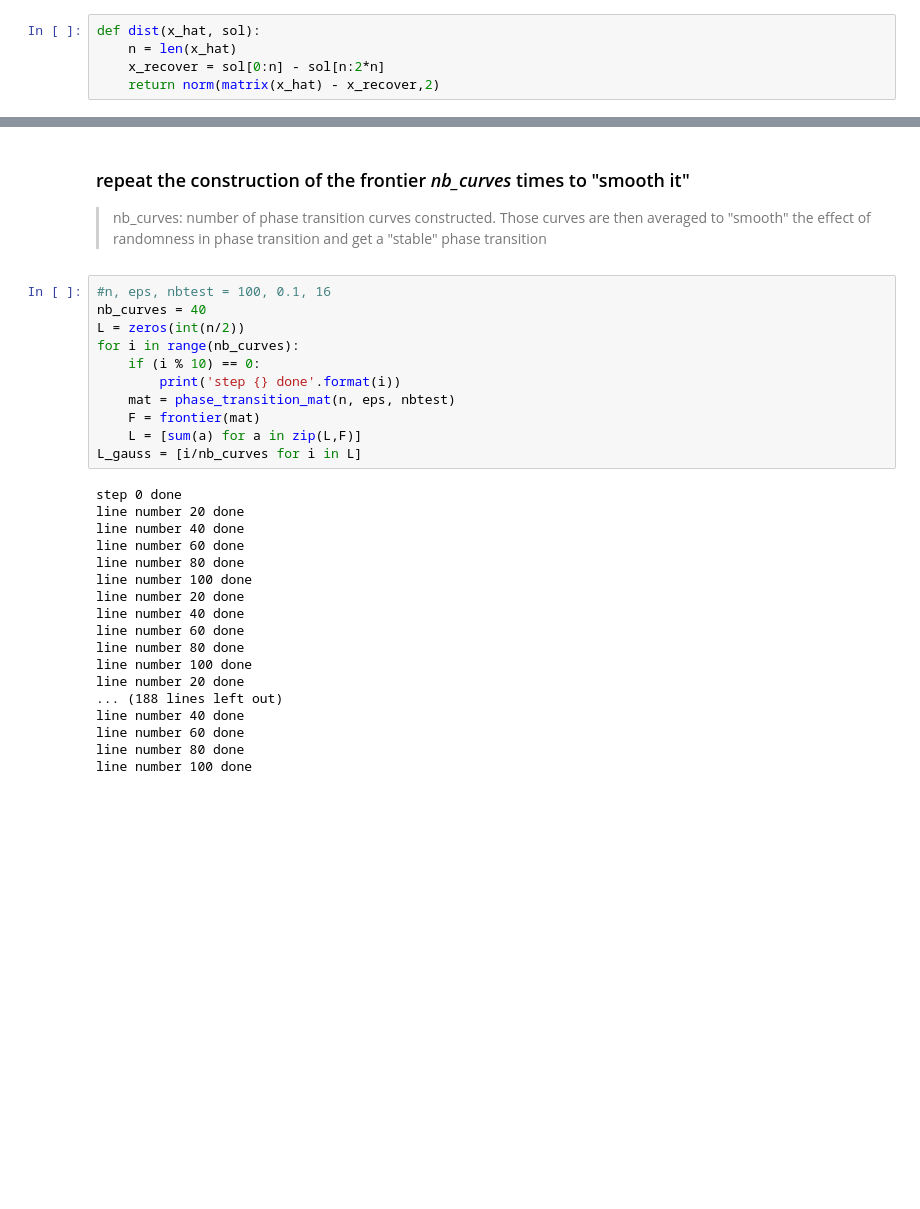
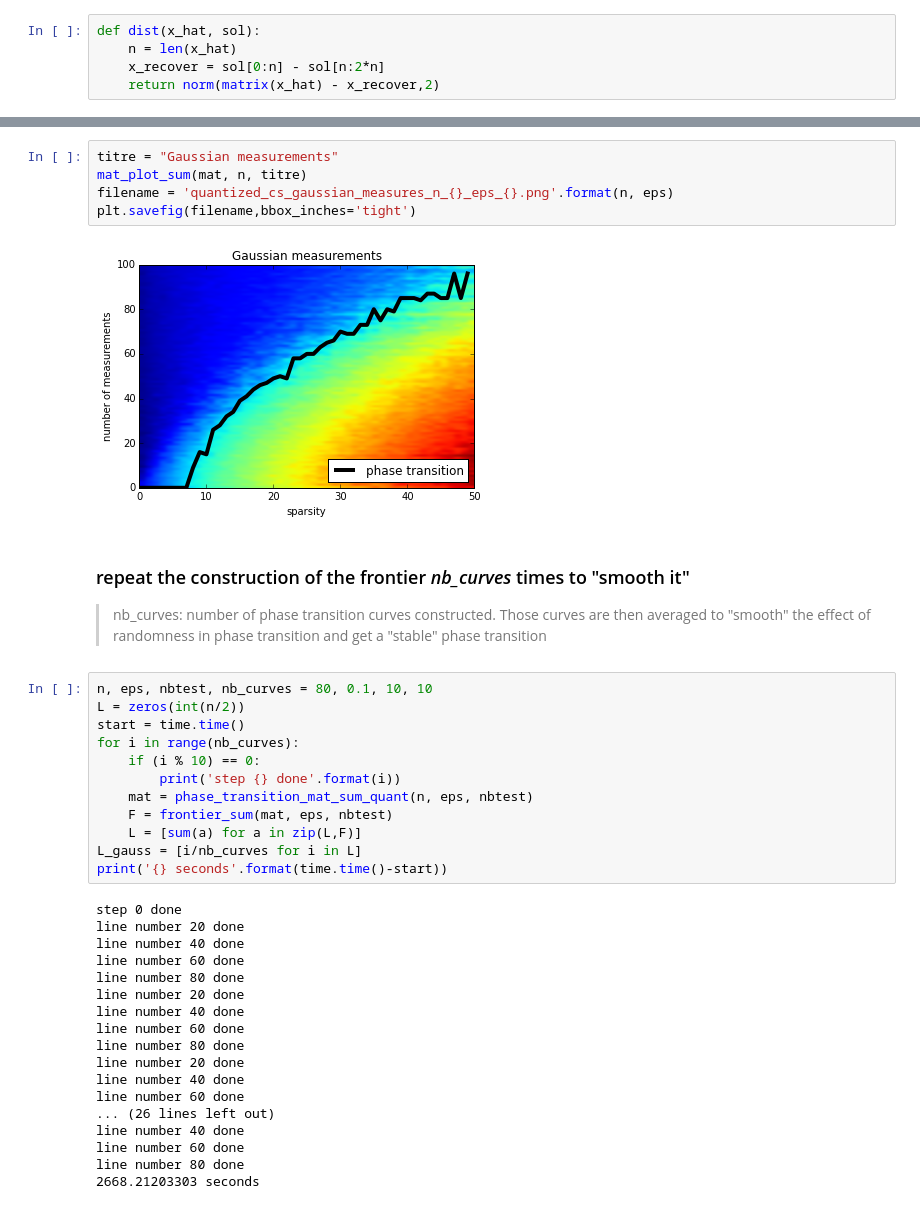
Before and after one commit to lecueguillaume/notebooks_python, a Jupyter notebook: research_paper_Dirksen_Rauhut_Lecue/phase_transition_cvx.ipynb, the cells around one changed output, grey strips where cells are left out. Cells and saved outputs as stored; diff of their text form; blank space fills up the shorter version.

```diff
--- a/research_paper_Dirksen_Rauhut_Lecue/phase_transition_cvx.ipynb
+++ b/research_paper_Dirksen_Rauhut_Lecue/phase_transition_cvx.ipynb
@@ -187,35 +333,43 @@ plt.legend(loc=4)
+# %%
+titre = "Gaussian measurements"
+mat_plot_sum(mat, n, titre)
+filename = 'quantized_cs_gaussian_measures_n_{}_eps_{}.png'.format(n, eps)
+plt.savefig(filename,bbox_inches='tight')
+# %% [output]
+[figure, added]
 # %% [markdown]
 ### repeat the construction of the frontier *nb_curves* times to "smooth it"
 
 > nb_curves: number of phase transition curves constructed. Those curves are then averaged to "smooth" the effect of randomness in phase transition and get a "stable" phase transition
 # %%
-#n, eps, nbtest = 100, 0.1, 16
-nb_curves = 40
+n, eps, nbtest, nb_curves = 80, 0.1, 10, 10
 L = zeros(int(n/2))
+start = time.time()
 for i in range(nb_curves):
     if (i % 10) == 0:
         print('step {} done'.format(i))
-    mat = phase_transition_mat(n, eps, nbtest)
-    F = frontier(mat)
+    mat = phase_transition_mat_sum_quant(n, eps, nbtest)
+    F = frontier_sum(mat, eps, nbtest)
     L = [sum(a) for a in zip(L,F)]
 L_gauss = [i/nb_curves for i in L]
+print('{} seconds'.format(time.time()-start))
 # %% [output]
 step 0 done
 line number 20 done
 line number 40 done
 line number 60 done
 line number 80 done
-line number 100 done
 line number 20 done
 line number 40 done
 line number 60 done
 line number 80 done
-line number 100 done
 line number 20 done
-... (188 lines left out)
+line number 40 done
+line number 60 done
+... (26 lines left out)
 line number 40 done
 line number 60 done
 line number 80 done
-line number 100 done
+2668.21203303 seconds
 # %%
 #For next use, save the Gaussian phase transition frontier in a txt file
```
Also changed, not shown: parts of 94 cells of this notebook, 1 other file.
